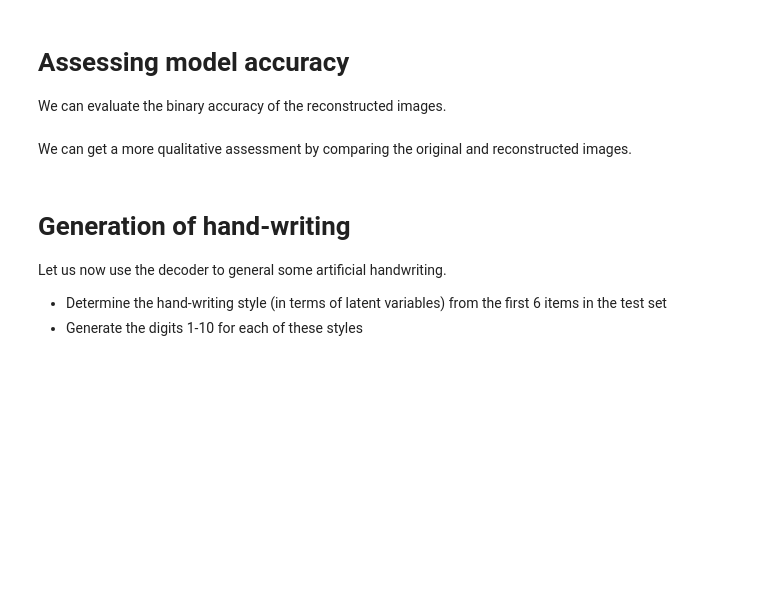
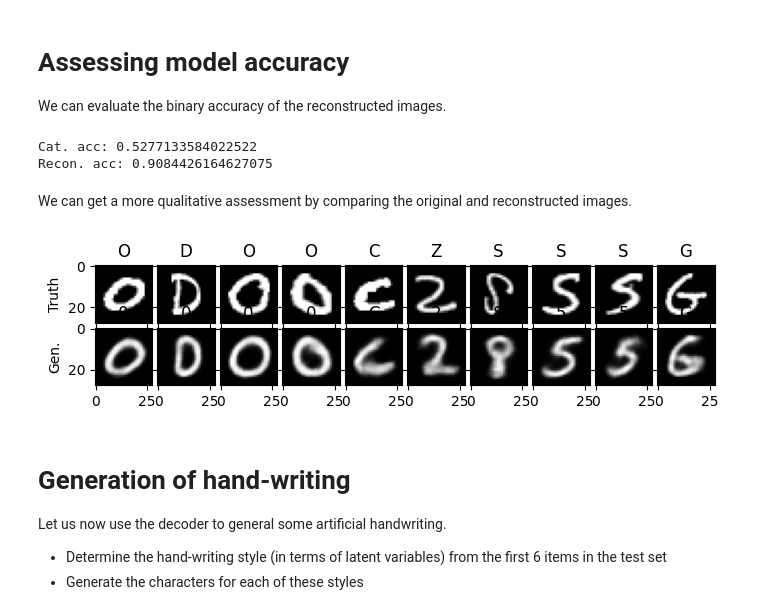
Before and after one commit to alxhslm/hand-writing-generation, a Jupyter notebook: training/notebook.ipynb, the cells around one changed output. Cells and saved outputs as stored; diff of their text form; code cells hidden in the pictures; blank space fills up the shorter version.

Commit message:
Training on full character set

```diff
--- a/training/notebook.ipynb
+++ b/training/notebook.ipynb
@@ -7,13 +7,13 @@ We run through the following steps:
 1. Import the dataset from Kaggle and load into a `pd.DataFrame`
 2. Extract the images and labels from the `pd.DataFrame`
 # %%
-data = pd.read_csv("./data/A_Z Handwritten Data.csv", dtype="float32")
+data = pd.read_csv("/kaggle/input/az-handwritten-alphabets-in-csv-format/A_Z Handwritten Data.csv", dtype="float32")
 X = data.drop(columns="0").astype("float32").divide(255)
 y = data["0"].astype("int64").add(10)
 # %%
 def label_to_string(y:int)->str:
   if y < 10:
-      return str(y)
+      return str(y.numpy())
   return chr(y-10+ord("A"))
 # %%
 from sklearn.model_selection import train_test_split
@@ -43,8 +43,8 @@ class HandwritingDataset(Dataset):
         return image, label
 
 transform = torchvision.transforms.ToTensor()
-train_dataset = ConcatDataset([HandwritingDataset(X_train, y_train, transform=transform), torchvision.datasets.MNIST(root='./data/mnist', train=True, transform=transform)])
-test_dataset = ConcatDataset([HandwritingDataset(X_test, y_test, transform=transform), torchvision.datasets.MNIST(root='./data/mnist', train=False, transform=transform)])
+train_dataset = ConcatDataset([HandwritingDataset(X_train, y_train, transform=transform), torchvision.datasets.MNIST(root='./data/mnist', train=True, download=True, transform=transform)])
+test_dataset = ConcatDataset([HandwritingDataset(X_test, y_test, transform=transform), torchvision.datasets.MNIST(root='./data/mnist', train=False, download=True, transform=transform)])
 # %%
 import torch
 import torch.nn as nn
@@ -65,14 +68,12 @@ class VAE(nn.Module):
         self.input_encoder = nn.Sequential(
                     nn.Conv2d(in_channels=1, out_channels=num_filters, kernel_size=4, stride=2, padding=1),
                     nn.ReLU(),
-                    nn.Conv2d(in_channels=num_filters, out_channels=num_filters, kernel_size=2, stride=1, padding=1),
-                    nn.ReLU(),
-                    nn.Conv2d(in_channels=num_filters, out_channels=1, kernel_size=4, stride=2, padding=1),
+                    nn.Conv2d(in_channels=num_filters, out_channels=num_filters, kernel_size=4, stride=2, padding=1),
                     nn.ReLU(),
                     nn.Flatten()
                     )
 
-        encoder_output_dim = (7,7)
+        encoder_output_dim = (num_filters, 7, 7)
         encoder_output_size = int(np.prod(encoder_output_dim))
         self.y_encoder = nn.Sequential(nn.Linear(encoder_output_size, 128), nn.ReLU(), nn.Linear(128, output_size))
         self.z_mean = nn.Linear(encoder_output_size, num_latent_var)
@@ -82,10 +83,8 @@ class VAE(nn.Module):
         self.z_decoder = nn.Linear(num_latent_var, encoder_output_size)
 
         self.output_decoder = nn.Sequential(
-            nn.Unflatten(1, (1, *encoder_output_dim)),
-            nn.ConvTranspose2d(in_channels=1, out_channels=num_filters, kernel_size=4, stride=2, padding=1),
-            nn.ReLU(),
-            nn.ConvTranspose2d(in_channels=num_filters, out_channels=num_filters, kernel_size=3, stride=1, padding=1),
+            nn.Unflatten(1, encoder_output_dim),
+            nn.ConvTranspose2d(in_channels=num_filters, out_channels=num_filters, kernel_size=4, stride=2, padding=1),
             nn.ReLU(),
             nn.ConvTranspose2d(in_channels=num_filters, out_channels=1, kernel_size=4, stride=2, padding=1),
         )
@@ -189,29 +194,36 @@ for im, y_true in test_loader:
 
 print("Cat. acc: {}".format(sum(cat_accuracies)/len(cat_accuracies)))
 print("Recon. acc: {}".format(sum(recon_accuracies)/len(recon_accuracies)))
+# %% [output]
+Cat. acc: 0.5277133584022522
+Recon. acc: 0.9084426164627075
 # %% [markdown]
 We can get a more qualitative assessment by comparing the original and reconstructed images.
 # %%
 import matplotlib.pyplot as plt
 from mpl_toolkits.axes_grid1 import ImageGrid
 
 fig = plt.figure(figsize=(8.0, 10.0))
-grid = ImageGrid(fig, 111, nrows_ncols=(2, model.output_size), axes_pad=0.05)
+grid = ImageGrid(fig, 111, nrows_ncols=(2, 10), axes_pad=0.05)
 
-for ax,im, y_true in zip(grid[:model.output_size], x_truths[0].cpu().detach(), y_truths[0].cpu().detach()):
+for ax,im, y_true in zip(grid[:10], x_truths[0].cpu().detach(), y_truths[0].cpu().detach()):
     ax.imshow(im.squeeze(), cmap='gray')
     ax.set_title(label_to_string(y_true))
+grid[0].set_ylabel("Truth")
 
-for ax, im, y_pred in zip(grid[model.output_size:], x_recons[0].cpu().detach(), y_preds[0].cpu().detach()):
+for ax, im, y_pred in zip(grid[10:], x_recons[0].cpu().detach(), y_preds[0].cpu().detach()):
     ax.imshow(im.squeeze().sigmoid(), cmap='gray')
     ax.set_title(label_to_string(y_pred))
+grid[10].set_ylabel("Gen.")
 
 plt.show()
+# %% [output]
+[figure, added]
 # %% [markdown]
 # Generation of hand-writing
 Let us now use the decoder to general some artificial handwriting.
 - Determine the hand-writing style (in terms of latent variables) from the first 6 items in the test set
-- Generate the digits 1-10 for each of these styles
+- Generate the characters for each of these styles
 # %%
 labels = torch.arange(0, model.output_size)
 y_plot = nn.functional.one_hot(labels.reshape(-1,1).tile(1,6).flatten()).float().to(device)
```
Also changed, not shown: parts of 3 cells of this notebook.
